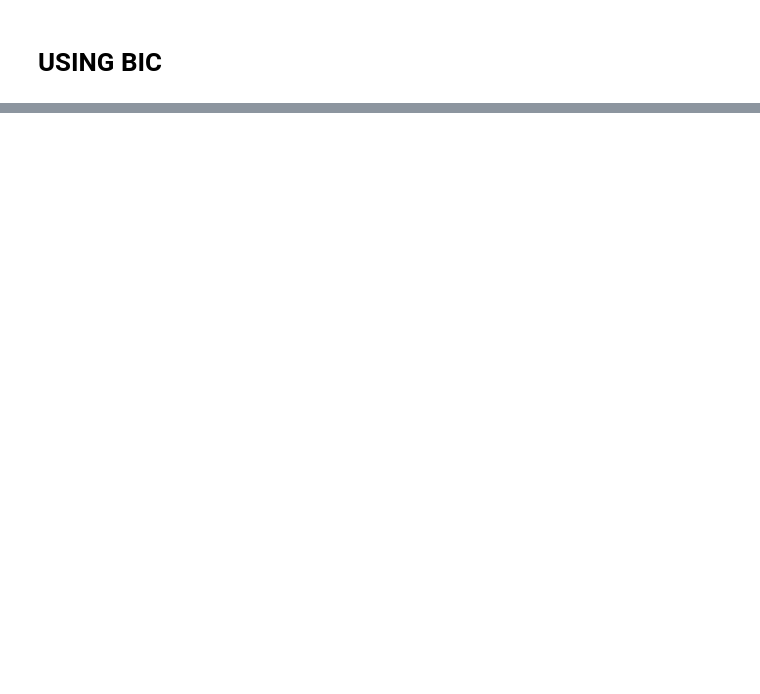
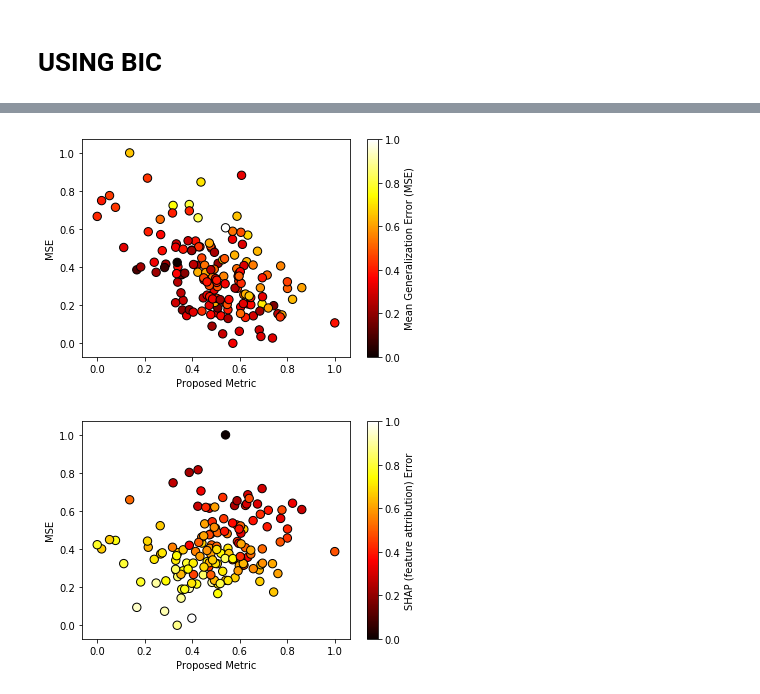
Before and after one commit to aligharari96/causality, a Jupyter notebook: final/CausalAssurance-BIC-SHAP-simple.ipynb, the cells around one changed output, grey strips where cells are left out. Cells and saved outputs as stored; diff of their text form; code cells hidden in the pictures; blank space fills up the shorter version.

```diff
--- a/final/CausalAssurance-BIC-SHAP-simple.ipynb
+++ b/final/CausalAssurance-BIC-SHAP-simple.ipynb
@@ -705,0 +743,21 @@ l
+# %%
+def heat_plot(x,y,z, xlab = 'Mean', ylab = 'Variance', zlab= 'Mean Generalization Error (MSE)', file = 'heat.pdf', clim_low = 0, clim_high = 1):
+    fig, ax = plt.subplots()
+
+    cax = ax.scatter(x, y, c=z, s=70, edgecolor='black', cmap = 'hot')
+    cax.set_clim(clim_low, clim_high)
+    ax.set_xlabel(xlab)
+    ax.set_ylabel(ylab)
+    #plt.colorbar(cax)
+    cbar = plt.colorbar(cax)
+    cbar.set_label(zlab)
+    plt.show()
+    fig.savefig(file, bbox = 'tight')
+
+heat_plot(normalize(VIO), normalize(MSE), normalize(AUS), xlab = 'Proposed Metric', ylab = 'MSE', file = 'METRICvsMSE_Generalization.pdf')
+
+
+heat_plot(normalize(VIO), normalize(AUS), normalize(SHAP), xlab = 'Proposed Metric', ylab = 'MSE', zlab = 'SHAP (feature attribution) Error' ,file = 'METRICvsMSE_SHAP.pdf')
+# %% [output]
+[figure, added]
+[figure, added]
```
Also changed, not shown: parts of 10 cells of this notebook, 1 other file.
